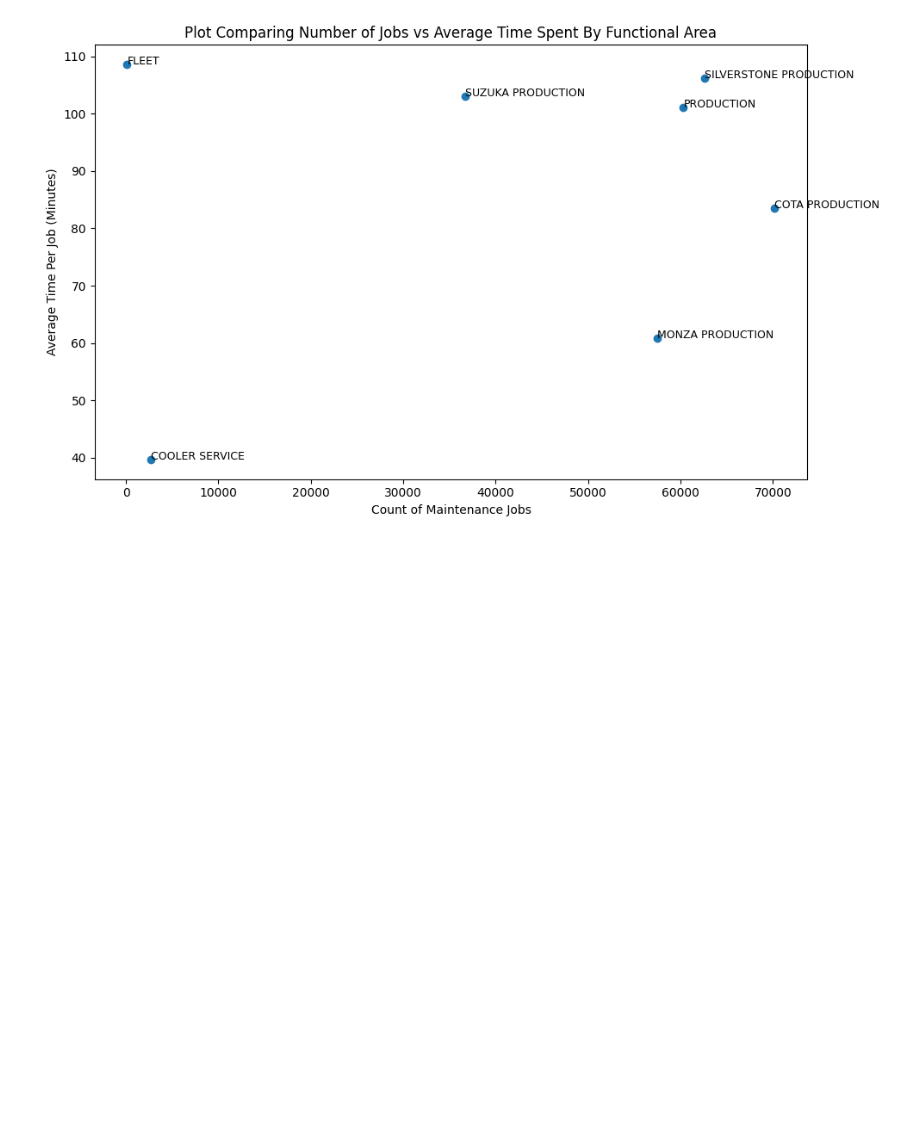
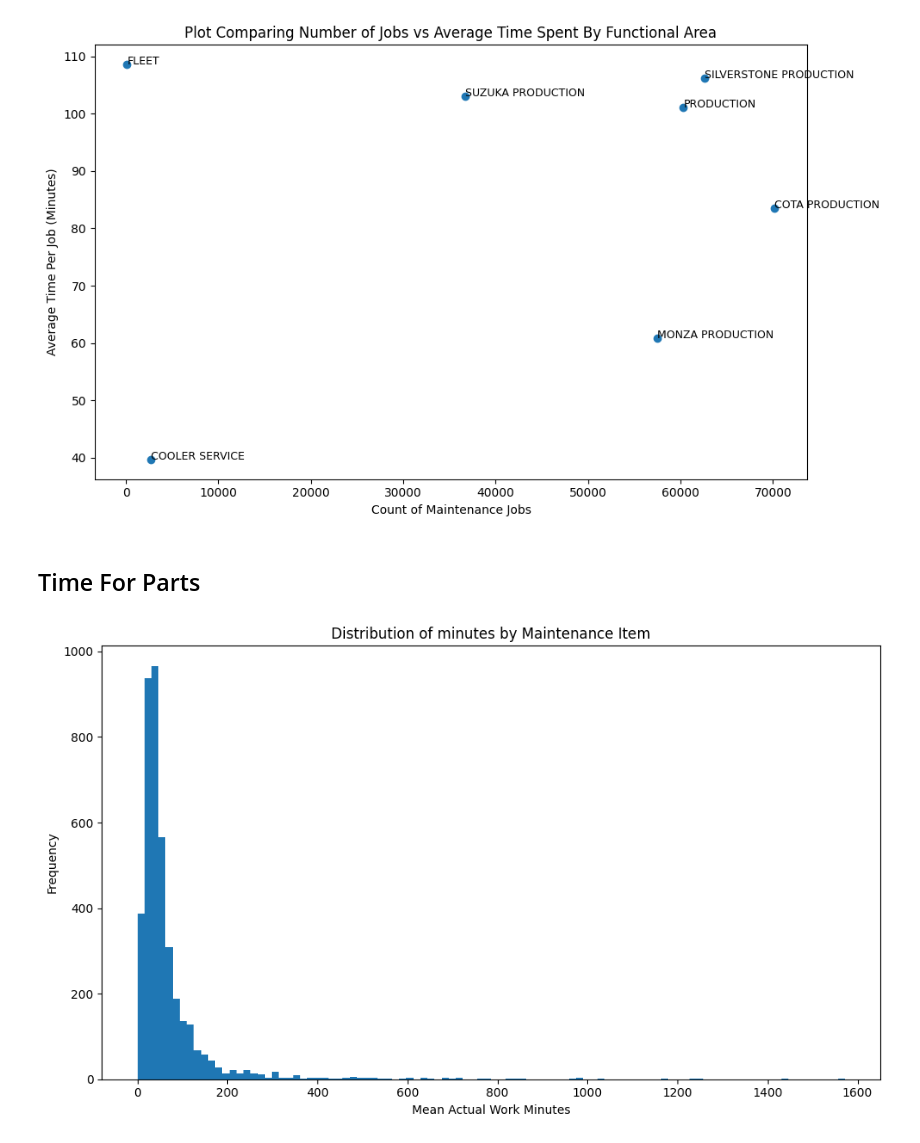
Before and after one commit to griffin-brown-95/GLB-Capstone-2, a Jupyter notebook: eda.ipynb, the cells around one changed output. Drawn from its saved outputs; the diff is of its cells as text; code cells hidden in the pictures; blank space fills up the shorter version.

```diff
--- a/eda.ipynb
+++ b/eda.ipynb
@@ -12,0 +16,20 @@ from datetime import datetime
+# %%
+os.environ["GOOGLE_APPLICATION_CREDENTIALS"] = "swire-capstone-2024-0b05c28274b1.json"
+
+STORAGE_BUCKET = 'swire-provided-data'
+
+storage_client = storage.Client()
+bucket = storage_client.bucket(STORAGE_BUCKET)
+
+file_path_in_bucket = 'IWC_Work_Orders_Extract.csv'
+
+blob = bucket.blob(file_path_in_bucket)
+
+# Download the file content as a string
+csv_data = blob.download_as_string()
+
+# Use StringIO to convert the string data to a file-like object for pandas
+df = pd.read_csv(StringIO(csv_data.decode('utf-8')), low_memory=False)
+
+# Display the DataFrame or process it further
+print(df.head())
@@ -13,4 +54,6 @@ from datetime import datetime
 # %%
-df = pd.read_csv('IWC_Work_Orders_Extract.csv', low_memory=False)
+# for local file
 
-df.head()
+#df = pd.read_csv('IWC_Work_Orders_Extract.csv', low_memory=False)
+
+# df.head()
@@ -207,3 +242,17 @@ plt.tight_layout()
 plt.show()
 # %% [output]
 [figure]
+# %% [markdown]
+## Time For Parts
+# %%
+mean_minutes_by_maintenance_item = df.groupby('MAINTENANCE_ITEM')['ACTUAL_WORK_IN_MINUTES'].mean()
+
+plt.figure(figsize=(10,6))
+plt.hist(mean_minutes_by_maintenance_item, bins=100)
+plt.title("Distribution of minutes by Maintenance Item")
+plt.xlabel("Mean Actual Work Minutes")
+plt.ylabel("Frequency")
+plt.tight_layout()
+plt.show()
+# %% [output]
+[figure, added]
```
Also changed, not shown: parts of 6 cells of this notebook, 2 other files.
